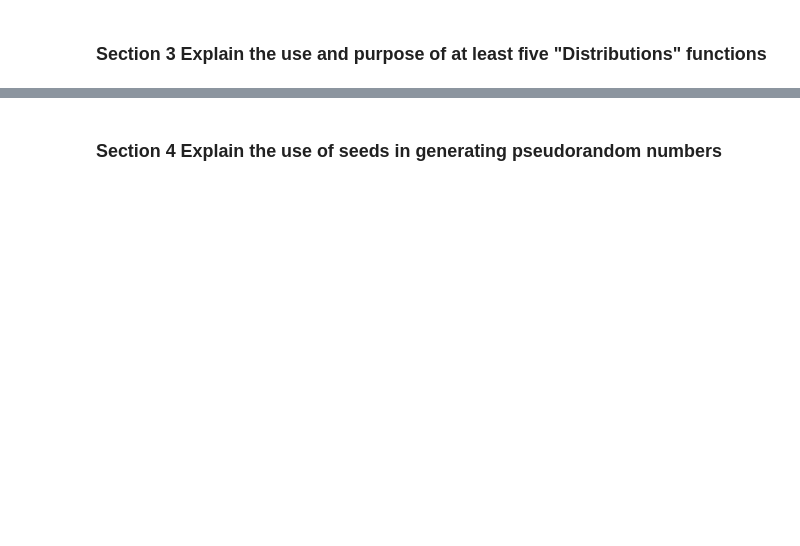
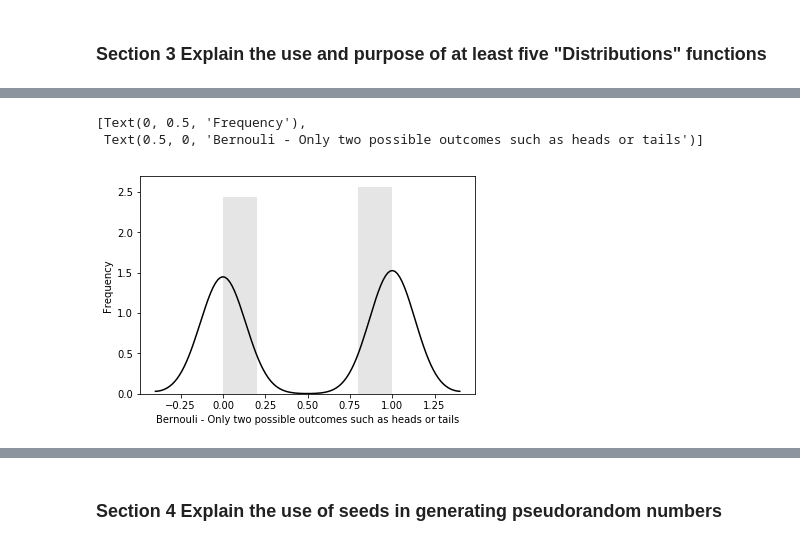
Before and after one commit to tomhealy1/Numpy-random, a Jupyter notebook: Numpy-random Notebook.ipynb, the cells around one changed output, grey strips where cells are left out. Drawn from its saved outputs; the diff is of its cells as text; code cells hidden in the pictures; blank space fills up the shorter version.

Commit message:
Added plots and distributions

````diff
--- a/Numpy-random Notebook.ipynb
+++ b/Numpy-random Notebook.ipynb
@@ -204,0 +224,13 @@ array([3, 0, 2, 4, 1])
+# %%
+#Here we are using the distribution applied to coin tosses. Calling ```df = bernoulli.rvs(size=1000,p=0.5)``` where
+#size is the number of observations or experienents and p is the bias, i.e. so here we have an unbiased coin.
+df = bernoulli.rvs(size=1000,p=0.5)
+ax = sns.distplot(df,
+                  kde=True,
+                  color='black',
+                  hist_kws={"linewidth": 15,'alpha':0.1})
+ax.set(xlabel='Bernouli - Only two possible outcomes such as heads or tails', ylabel='Frequency')
+# %% [output]
+[Text(0, 0.5, 'Frequency'),
+ Text(0.5, 0, 'Bernouli - Only two possible outcomes such as heads or tails')]
+[figure, added]
````
Also changed, not shown: parts of 26 cells of this notebook.
